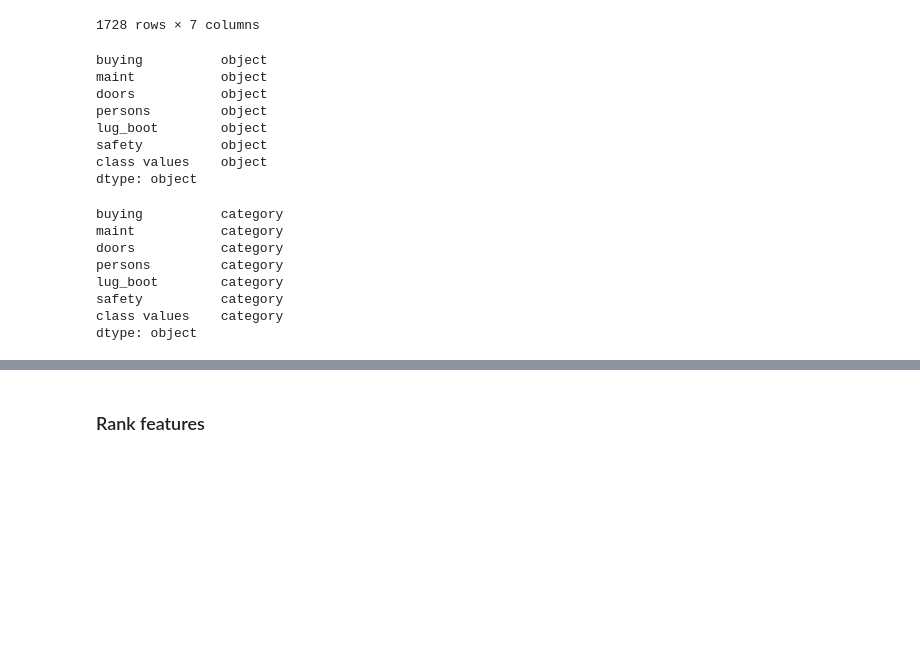
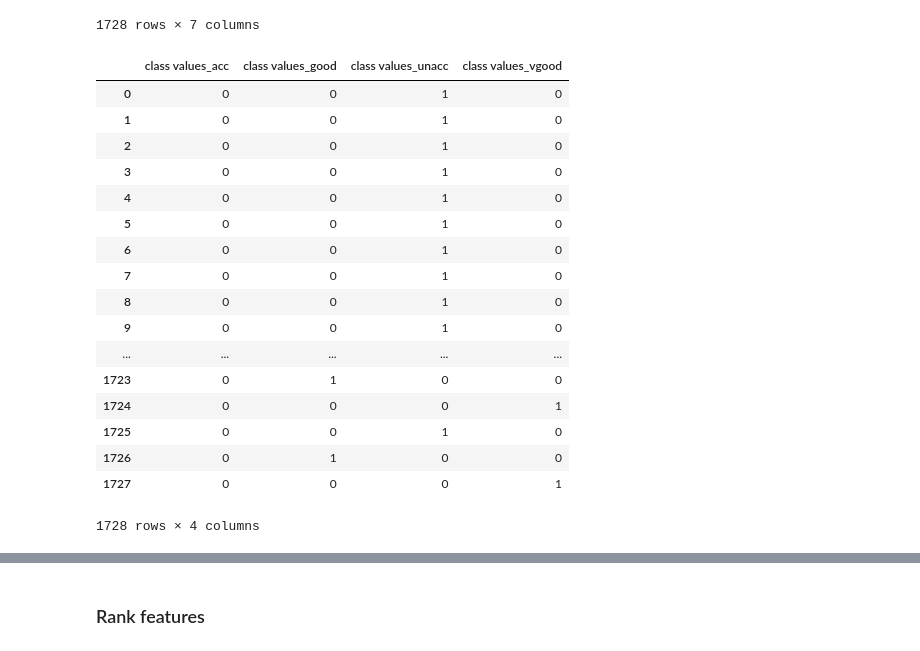
Before and after one commit to franciscommcunha/Data_Mining, a Jupyter notebook: scripts/data_mining.ipynb, the cells around one changed output, grey strips where cells are left out. Saved outputs shown, nothing was run; the diff lists cells and outputs as text; code cells hidden in the pictures; blank space fills up the shorter version.

```diff
--- a/scripts/data_mining.ipynb
+++ b/scripts/data_mining.ipynb
@@ -30,8 +30,8 @@ datasets_path = dm[0] + "Data_Mining/Datasets/"
 car_path = (datasets_path + "car.csv") # https://archive.ics.uci.edu/ml/datasets/Car+Evaluation
 
 # Load CSV
-df_car = pd.read_csv(car_path)
-df_car
+dataset_car = pd.read_csv(car_path)
+dataset_car
 # %% [output]
 |  | buying | maint | doors | persons | lug_boot | safety | class values |
 | 0 | vhigh | vhigh | 2 | 2 | small | low | unacc |
@@ -51,34 +51,39 @@ df_car
 | 1726 | low | low | 5more | more | big | med | good |
 | 1727 | low | low | 5more | more | big | high | vgood |
 1728 rows × 7 columns
-# %%
-# Return the dtypes in the DataFrame.
-df_car.dtypes
-# %% [output]
-buying          object
-maint           object
-doors           object
-persons         object
-lug_boot        object
-safety          object
-class values    object
-dtype: object
 # %%
+# https://stackoverflow.com/questions/32011359/convert-categorical-data-in-pandas-dataframe
+# http://fastml.com/converting-categorical-data-into-numbers-with-pandas-and-scikit-learn/
+
+# put all category columns into a list and converts to numerical values according 1st link
 # saves the columns name of dataset to a list
-columns_list = df_car.dtypes.index
+#columns_list = df_car.dtypes.index
+# Converts dtype object to category
+#for i in range(len(columns_list)):
+    #df_car[columns_list[i]] = df_car[columns_list[i]].astype('category')
 
-# Converts dtype object to category
-for i in range(len(columns_list)):
-    df_car[columns_list[i]] = df_car[columns_list[i]].astype('category')
+#cat_columns = df_car.select_dtypes(['category']).columns
+#df_car[cat_columns] = df_car[cat_columns].apply(lambda x: x.cat.codes)
 
-# Return the dtypes in the DataFrame.
-df_car.dtypes
+# converts dtype category to binary according 2nd link
+Y_car = pd.get_dummies(dataset_car[['class values']])
+Y_car
 # %% [output]
+|  | class values_acc | class values_good | class values_unacc | class values_vgood |
+| 0 | 0 | 0 | 1 | 0 |
+| 1 | 0 | 0 | 1 | 0 |
+| 2 | 0 | 0 | 1 | 0 |
+| 3 | 0 | 0 | 1 | 0 |
+| 4 | 0 | 0 | 1 | 0 |
+| 5 | 0 | 0 | 1 | 0 |
+| 6 | 0 | 0 | 1 | 0 |
+| 7 | 0 | 0 | 1 | 0 |
+| 8 | 0 | 0 | 1 | 0 |
+| 9 | 0 | 0 | 1 | 0 |
+| ... | ... | ... | ... | ... |
+| 1723 | 0 | 1 | 0 | 0 |
+| 1724 | 0 | 0 | 0 | 1 |
+| 1725 | 0 | 0 | 1 | 0 |
+| 1726 | 0 | 1 | 0 | 0 |
+| 1727 | 0 | 0 | 0 | 1 |
-buying          category
-maint           category
-doors           category
-persons         category
-lug_boot        category
-safety          category
-class values    category
-dtype: object
+1728 rows × 4 columns
```
Also changed, not shown: parts of 13 cells of this notebook.
